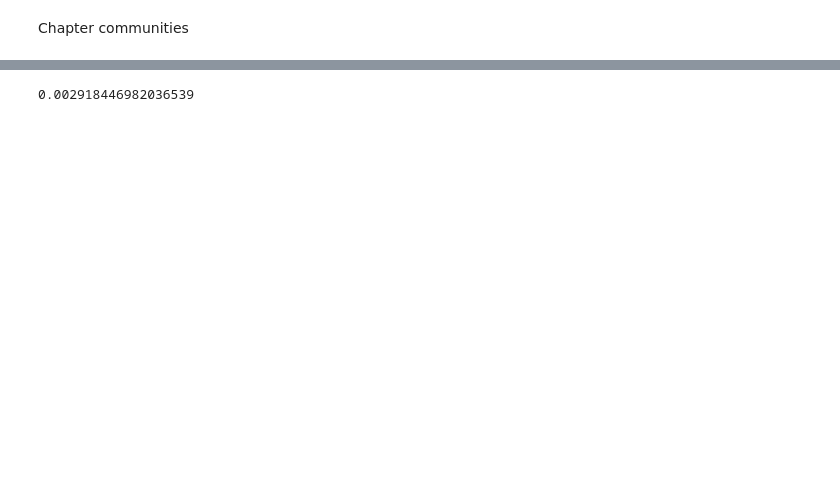
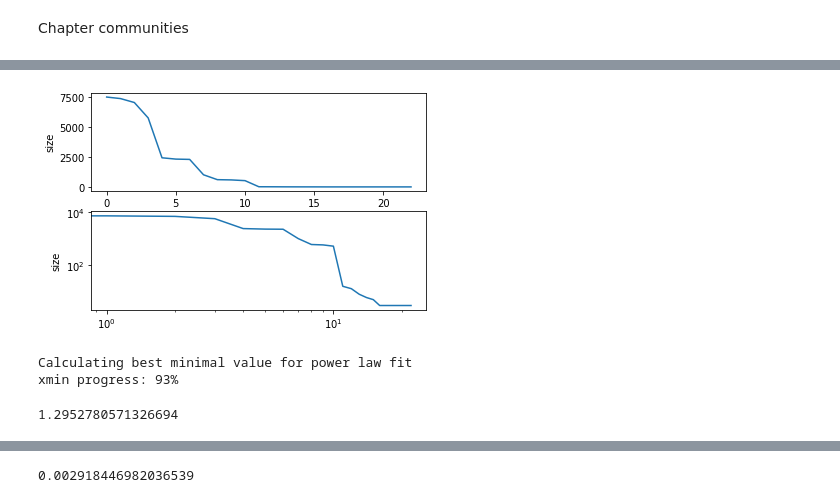
Before and after one commit to IlVirtuoso/Avrcp, a Jupyter notebook: NetAnalysis/doc/network.ipynb, the cells around one changed output, grey strips where cells are left out. Saved outputs shown, nothing was run; the diff lists cells and outputs as text; code cells hidden in the pictures; blank space fills up the shorter version.

```diff
--- a/NetAnalysis/doc/network.ipynb
+++ b/NetAnalysis/doc/network.ipynb
@@ -293,0 +366,21 @@ nx.algorithms.community.modularity(nxgraph,louvainComms)
+# %%
+sizes = louvainPart.subsetSizes()
+sizes.sort(reverse=True)
+ax1 = plt.subplot(2,1,1)
+ax1.set_ylabel("size")
+ax1.plot(sizes)
+
+ax2 = plt.subplot(2,1,2)
+ax2.set_xscale("log")
+ax2.set_yscale("log")
+ax2.set_ylabel("size")
+ax2.plot(sizes)
+plt.show()
+# %% [output]
+[figure, added]
+# %%
+powerlaw.Fit(louvainPart.subsetSizes()).alpha
+# %% [output]
+Calculating best minimal value for power law fit
+xmin progress: 93%
+1.2952780571326694
```
Also changed, not shown: parts of 20 cells of this notebook, 5 other files.
